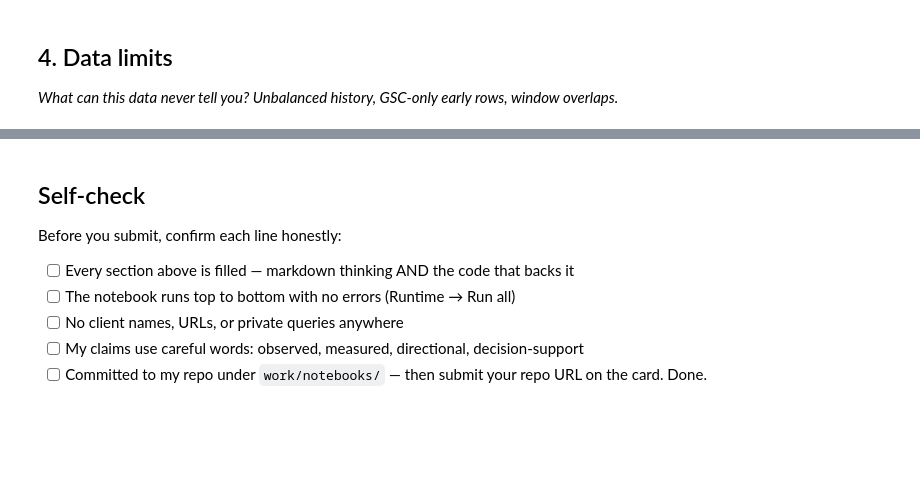
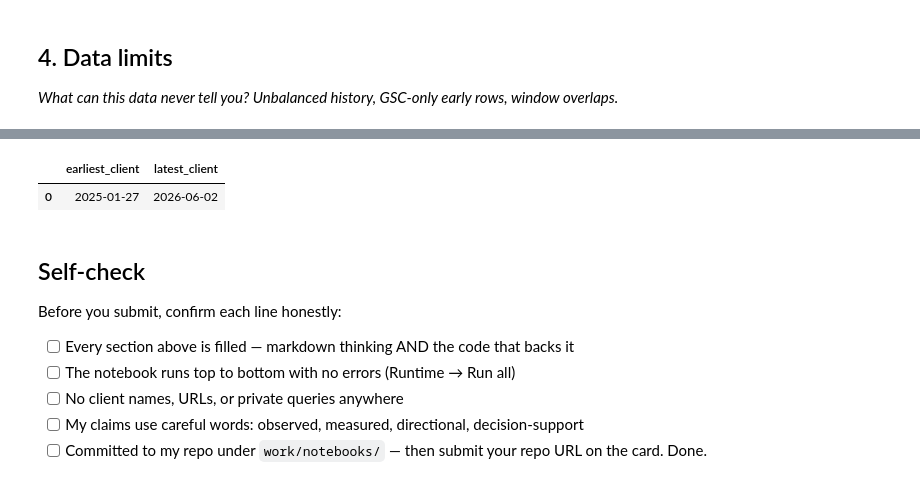
Before and after one commit to maryam12arshad17/flyrank-internship-ml, a Jupyter notebook: work/notebooks/w03_data_contract.ipynb, the cells around one changed output, grey strips where cells are left out. Cells and saved outputs as stored; diff of their text form; code cells hidden in the pictures; blank space fills up the shorter version.

```diff
--- a/work/notebooks/w03_data_contract.ipynb
+++ b/work/notebooks/w03_data_contract.ipynb
@@ -37,3 +235,14 @@ This skeleton is yours to fill. Work the sections **in order** — each one has
+# %%
+history_spread = con.sql("""
+    SELECT
+        MIN(gsc_data_start) AS earliest_client,
+        MAX(gsc_data_start) AS latest_client
+    FROM read_parquet('{}/dim_clients.parquet')
+""".format(BASE)).df()
+history_spread
+# %% [output]
+|  | earliest_client | latest_client |
+| 0 | 2025-01-27 | 2026-06-02 |
 # %% [markdown]
 ## Self-check
 
```
Also changed, not shown: parts of 15 cells of this notebook.
